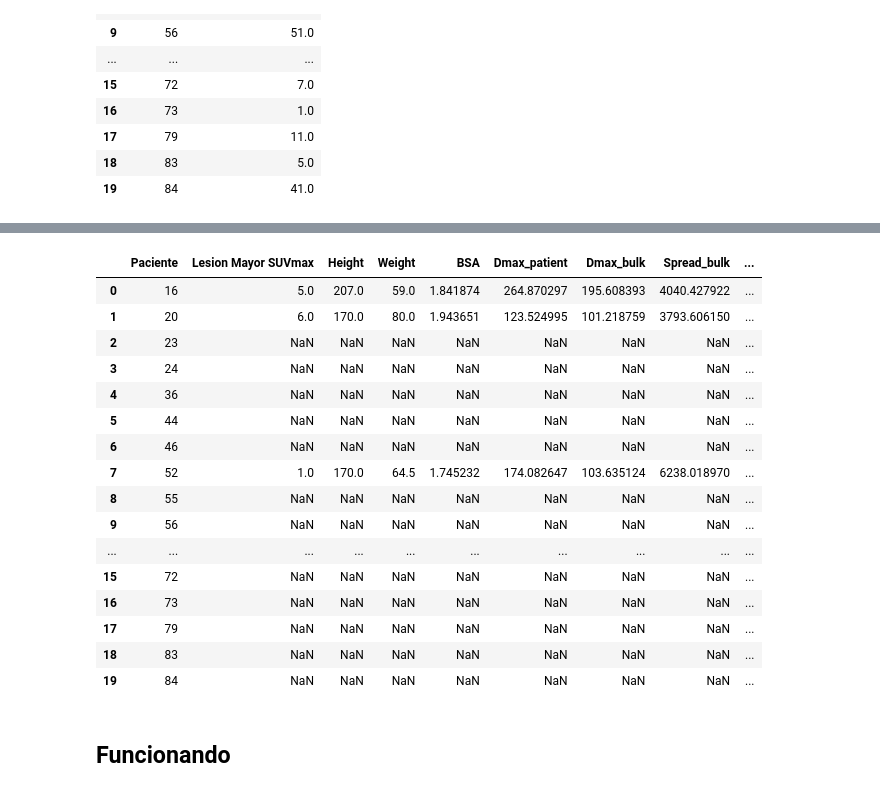
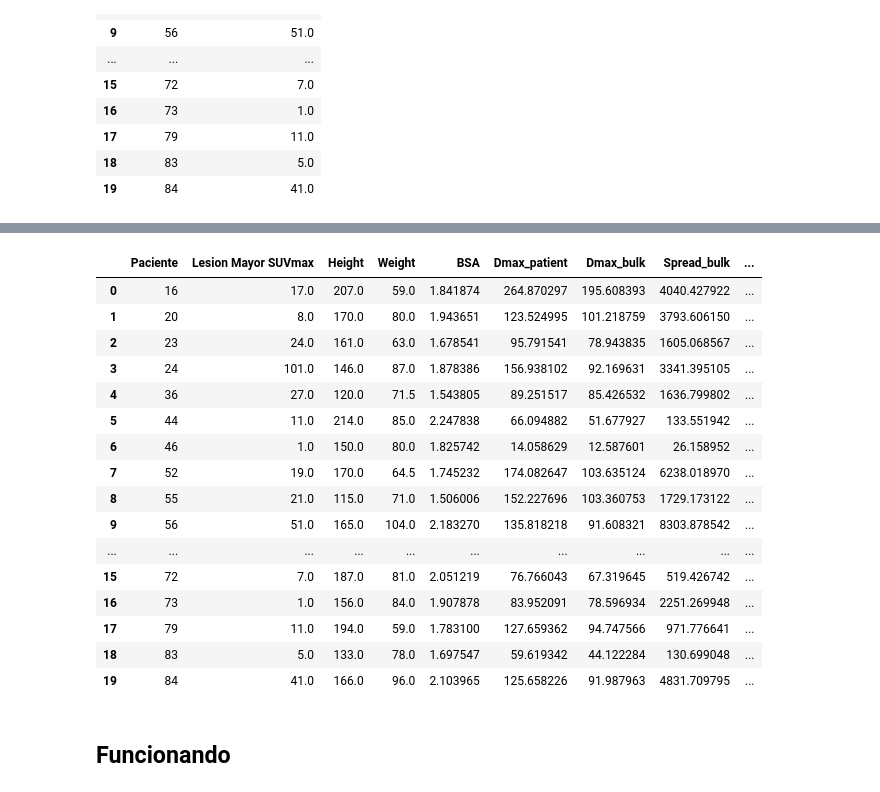
Before and after one commit to alemedinab10/GIT_TFG_Alex, a Jupyter notebook: Codigo/obtenerDatosPacientes.ipynb, the cells around one changed output, grey strips where cells are left out. Saved outputs shown, nothing was run; the diff lists cells and outputs as text; code cells hidden in the pictures.

Commit message:
ejecutado para todos los pacientes

```diff
--- a/Codigo/obtenerDatosPacientes.ipynb
+++ b/Codigo/obtenerDatosPacientes.ipynb
@@ -5,7 +5,7 @@ import pandas as pd
 # %%
 bdd = os.path.join("G:", "Base_de_Datos")
 # %%
-df1 = pd.read_csv('Pacientes_con_Distancias.csv')
+df1 = pd.read_csv('Pacientes_con_SUVmax.csv')
 df1
 # %% [output]
 |  | Paciente | Lesion Mayor SUVmax |
@@ -56,24 +88,25 @@ Calculando distancias ...
 # %%
 df = pd.merge(df1, df2, on='Paciente', how='left')
+df.to_csv('Pacientes_con_Distancias.csv', index = False)
 df
 # %% [output]
 |  | Paciente | Lesion Mayor SUVmax | Height | Weight | BSA | Dmax_patient | Dmax_bulk | Spread_bulk | ... |
-| 0 | 16 | 5.0 | 207.0 | 59.0 | 1.841874 | 264.870297 | 195.608393 | 4040.427922 | ... |
-| 1 | 20 | 6.0 | 170.0 | 80.0 | 1.943651 | 123.524995 | 101.218759 | 3793.606150 | ... |
-| 2 | 23 | NaN | NaN | NaN | NaN | NaN | NaN | NaN | ... |
-| 3 | 24 | NaN | NaN | NaN | NaN | NaN | NaN | NaN | ... |
-| 4 | 36 | NaN | NaN | NaN | NaN | NaN | NaN | NaN | ... |
-| 5 | 44 | NaN | NaN | NaN | NaN | NaN | NaN | NaN | ... |
-| 6 | 46 | NaN | NaN | NaN | NaN | NaN | NaN | NaN | ... |
-| 7 | 52 | 1.0 | 170.0 | 64.5 | 1.745232 | 174.082647 | 103.635124 | 6238.018970 | ... |
-| 8 | 55 | NaN | NaN | NaN | NaN | NaN | NaN | NaN | ... |
-| 9 | 56 | NaN | NaN | NaN | NaN | NaN | NaN | NaN | ... |
+| 0 | 16 | 17.0 | 207.0 | 59.0 | 1.841874 | 264.870297 | 195.608393 | 4040.427922 | ... |
+| 1 | 20 | 8.0 | 170.0 | 80.0 | 1.943651 | 123.524995 | 101.218759 | 3793.606150 | ... |
+| 2 | 23 | 24.0 | 161.0 | 63.0 | 1.678541 | 95.791541 | 78.943835 | 1605.068567 | ... |
+| 3 | 24 | 101.0 | 146.0 | 87.0 | 1.878386 | 156.938102 | 92.169631 | 3341.395105 | ... |
+| 4 | 36 | 27.0 | 120.0 | 71.5 | 1.543805 | 89.251517 | 85.426532 | 1636.799802 | ... |
+| 5 | 44 | 11.0 | 214.0 | 85.0 | 2.247838 | 66.094882 | 51.677927 | 133.551942 | ... |
+| 6 | 46 | 1.0 | 150.0 | 80.0 | 1.825742 | 14.058629 | 12.587601 | 26.158952 | ... |
+| 7 | 52 | 19.0 | 170.0 | 64.5 | 1.745232 | 174.082647 | 103.635124 | 6238.018970 | ... |
+| 8 | 55 | 21.0 | 115.0 | 71.0 | 1.506006 | 152.227696 | 103.360753 | 1729.173122 | ... |
+| 9 | 56 | 51.0 | 165.0 | 104.0 | 2.183270 | 135.818218 | 91.608321 | 8303.878542 | ... |
 | ... | ... | ... | ... | ... | ... | ... | ... | ... | ... |
-| 15 | 72 | NaN | NaN | NaN | NaN | NaN | NaN | NaN | ... |
-| 16 | 73 | NaN | NaN | NaN | NaN | NaN | NaN | NaN | ... |
-| 17 | 79 | NaN | NaN | NaN | NaN | NaN | NaN | NaN | ... |
-| 18 | 83 | NaN | NaN | NaN | NaN | NaN | NaN | NaN | ... |
-| 19 | 84 | NaN | NaN | NaN | NaN | NaN | NaN | NaN | ... |
+| 15 | 72 | 7.0 | 187.0 | 81.0 | 2.051219 | 76.766043 | 67.319645 | 519.426742 | ... |
+| 16 | 73 | 1.0 | 156.0 | 84.0 | 1.907878 | 83.952091 | 78.596934 | 2251.269948 | ... |
+| 17 | 79 | 11.0 | 194.0 | 59.0 | 1.783100 | 127.659362 | 94.747566 | 971.776641 | ... |
+| 18 | 83 | 5.0 | 133.0 | 78.0 | 1.697547 | 59.619342 | 44.122284 | 130.699048 | ... |
+| 19 | 84 | 41.0 | 166.0 | 96.0 | 2.103965 | 125.658226 | 91.987963 | 4831.709795 | ... |
 # %% [markdown]
 ## Funcionando
 # %% [markdown]
```
Also changed, not shown: parts of 1 cell of this notebook, 2 other files.
